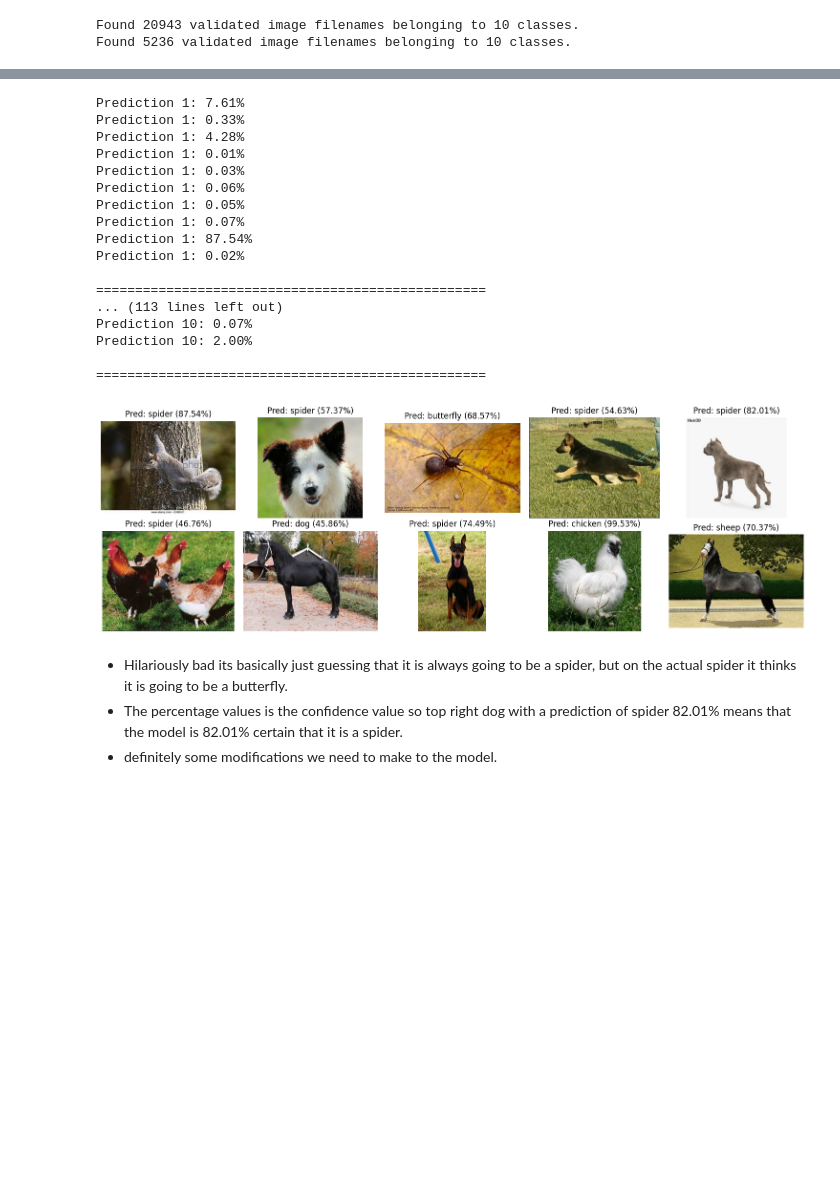
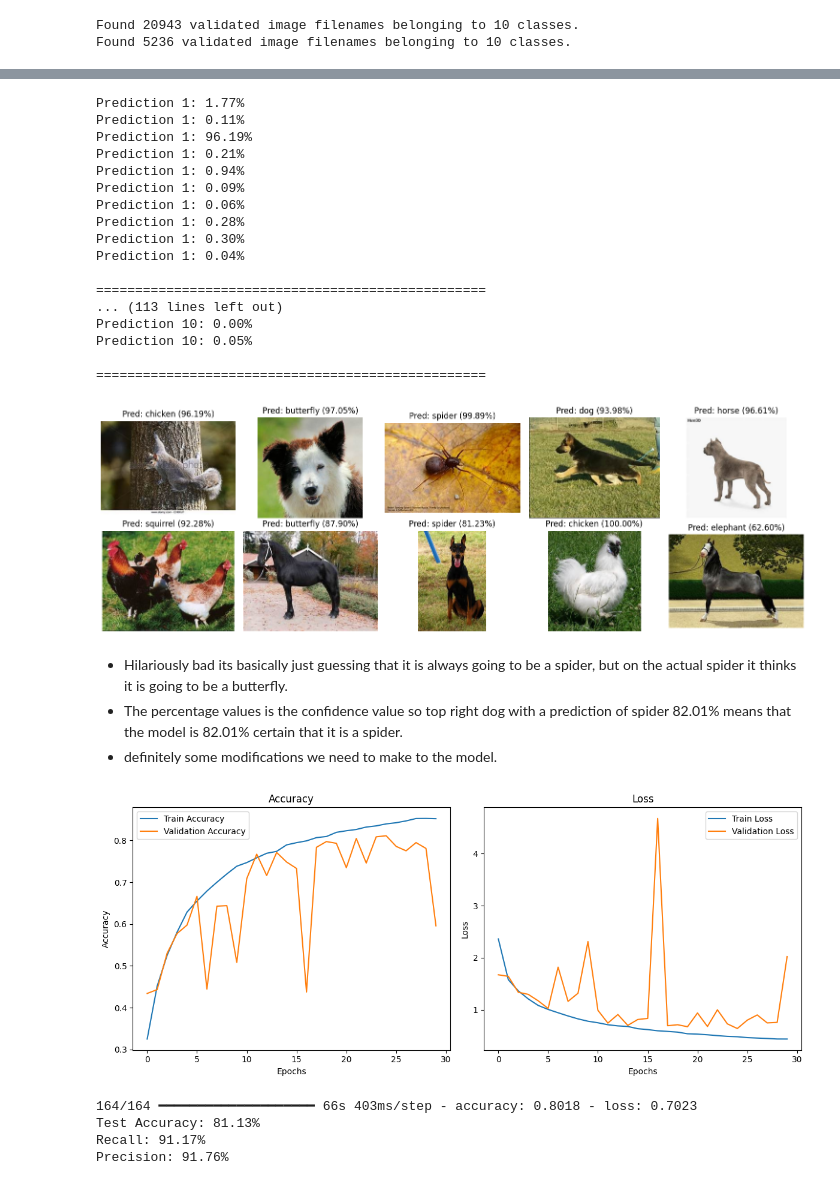
Before and after one commit to coleaydelotte/Animal-Classification, a Jupyter notebook: Animal_Classification.ipynb, the cells around one changed output, grey strips where cells are left out. Drawn from its saved outputs; the diff is of its cells as text; code cells hidden in the pictures; blank space fills up the shorter version.

Commit message:
Updated model achieving 81% accuracy.
Updated model achieving 81% accuracy.  :)

```diff
--- a/Animal_Classification.ipynb
+++ b/Animal_Classification.ipynb
@@ -223,12 +232,12 @@ train_generator, test_generator = create_data_generators(train_set, test_set, im
 Found 20943 validated image filenames belonging to 10 classes.
 Found 5236 validated image filenames belonging to 10 classes.
 # %%
-model.fit(
+history = model.fit(
     train_generator,
-    epochs=20,
+    epochs=30,
     validation_data=test_generator,
     callbacks=[
-        tf.keras.callbacks.EarlyStopping(monitor='val_loss', patience=3, restore_best_weights=True),
+        tf.keras.callbacks.EarlyStopping(monitor='val_loss', patience=5, restore_best_weights=True),
         tf.keras.callbacks.ModelCheckpoint("best_model.keras", save_best_only=True, monitor='val_loss')
     ]
 )
@@ -285,21 +330,21 @@ for i in range(10):
         print(f"Prediction {i+1}: {x * 100:.2f}%")
     print("\n" + "="*50 + "\n")
 # %% [output]
-Prediction 1: 7.61%
-Prediction 1: 0.33%
-Prediction 1: 4.28%
-Prediction 1: 0.01%
-Prediction 1: 0.03%
+Prediction 1: 1.77%
+Prediction 1: 0.11%
+Prediction 1: 96.19%
+Prediction 1: 0.21%
+Prediction 1: 0.94%
+Prediction 1: 0.09%
 Prediction 1: 0.06%
-Prediction 1: 0.05%
-Prediction 1: 0.07%
-Prediction 1: 87.54%
-Prediction 1: 0.02%
+Prediction 1: 0.28%
+Prediction 1: 0.30%
+Prediction 1: 0.04%
 
 ==================================================
 ... (113 lines left out)
-Prediction 10: 0.07%
-Prediction 10: 2.00%
+Prediction 10: 0.00%
+Prediction 10: 0.05%
 
 ==================================================
 # %%
@@ -314,8 +359,44 @@ for i in range(10):
     plt.title(f"Pred: {class_names[np.argmax(predictions[i])]} ({predictions[i][np.argmax(predictions[i])]*100:.2f}%)")
 plt.tight_layout()
 # %% [output]
-[figure, old version]
+[figure, new version]
 # %% [markdown]
 - Hilariously bad its basically just guessing that it is always going to be a spider, but on the actual spider it thinks it is going to be a butterfly.
 - The percentage values is the confidence value so top right dog with a prediction of spider 82.01% means that the model is 82.01% certain that it is a spider.
 - definitely some modifications we need to make to the model.
+# %%
+# plotting the training history
+plt.figure(figsize=(12, 5))
+plt.subplot(1, 2, 1)
+plt.plot(history.history['accuracy'], label='Train Accuracy')
+plt.plot(history.history['val_accuracy'], label='Validation Accuracy')
+plt.title('Accuracy')
+plt.xlabel('Epochs')
+plt.ylabel('Accuracy')
+plt.legend()
+plt.subplot(1, 2, 2)
+plt.plot(history.history['loss'], label='Train Loss')
+plt.plot(history.history['val_loss'], label='Validation Loss')
+plt.title('Loss')
+plt.xlabel('Epochs')
+plt.ylabel('Loss')
+plt.legend()
+plt.tight_layout()
+plt.show()
+# %% [output]
+[figure, added]
+# %%
+# testing the models validation accuracy
+test_loss, test_accuracy = model.evaluate(test_generator)
+print(f"Test Accuracy: {test_accuracy * 100:.2f}%")
+recall = tf.keras.metrics.Recall()
+precision = tf.keras.metrics.Precision()
+recall.update_state(test_generator.classes, np.argmax(predictions, axis=1))
+precision.update_state(test_generator.classes, np.argmax(predictions, axis=1))
+print(f"Recall: {recall.result().numpy() * 100:.2f}%")
+print(f"Precision: {precision.result().numpy() * 100:.2f}%")
+# %% [output]
+164/164 ━━━━━━━━━━━━━━━━━━━━ 66s 403ms/step - accuracy: 0.8018 - loss: 0.7023
+Test Accuracy: 81.13%
+Recall: 91.17%
+Precision: 91.76%
```
Also changed, not shown: parts of 6 cells of this notebook.
